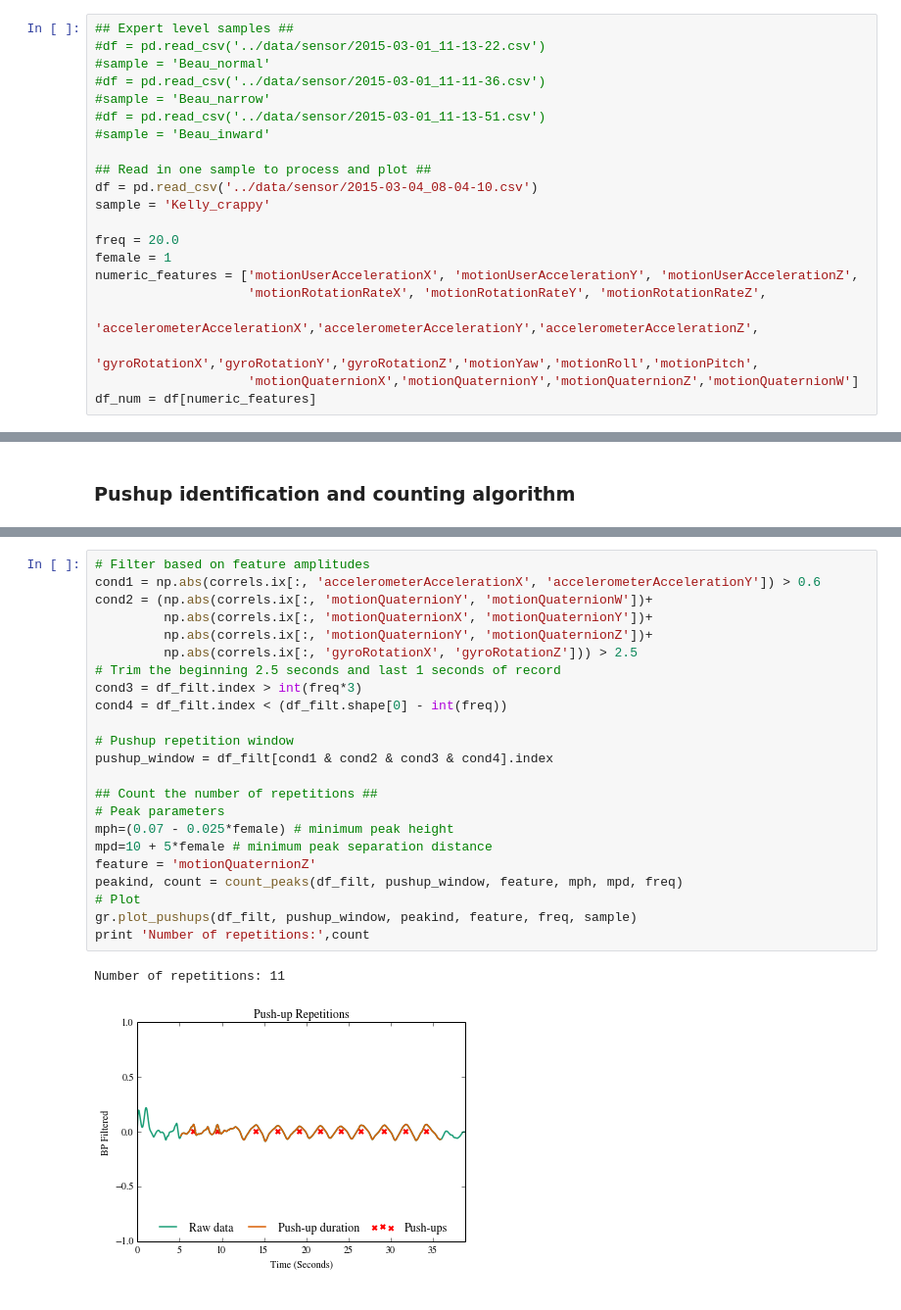
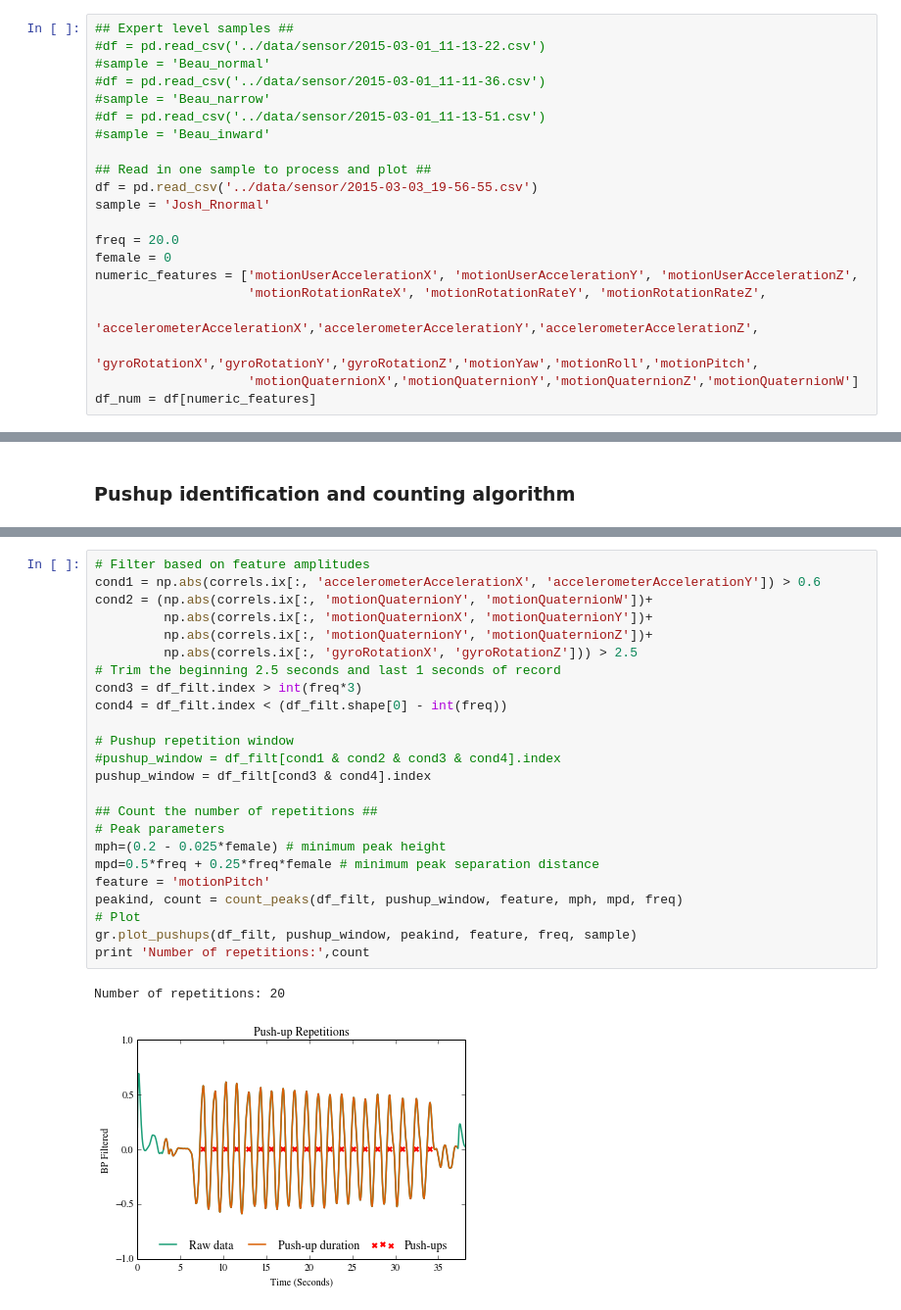
Before and after one commit to kellygwiseman/workout_buddy, a Jupyter notebook: notebooks/push_up.ipynb, the cells around one changed output, grey strips where cells are left out. Shown at 98% size. Cells and saved outputs as stored; diff of their text form.

```diff
--- a/notebooks/push_up.ipynb
+++ b/notebooks/push_up.ipynb
@@ -175,11 +175,11 @@ data_processed.head(45)
 #sample = 'Beau_inward'
 
 ## Read in one sample to process and plot ##
-df = pd.read_csv('../data/sensor/2015-03-04_08-04-10.csv')
-sample = 'Kelly_crappy'
+df = pd.read_csv('../data/sensor/2015-03-03_19-56-55.csv')
+sample = 'Josh_Rnormal'
 
 freq = 20.0
-female = 1
+female = 0
 numeric_features = ['motionUserAccelerationX', 'motionUserAccelerationY', 'motionUserAccelerationZ',
                     'motionRotationRateX', 'motionRotationRateY', 'motionRotationRateZ',
                     'accelerometerAccelerationX','accelerometerAccelerationY','accelerometerAccelerationZ',
@@ -228,26 +228,27 @@ gr.plot_corr(df_filt, correls, freq, sample)
 # %%
 # Filter based on feature amplitudes
 cond1 = np.abs(correls.ix[:, 'accelerometerAccelerationX', 'accelerometerAccelerationY']) > 0.6
 cond2 = (np.abs(correls.ix[:, 'motionQuaternionY', 'motionQuaternionW'])+
          np.abs(correls.ix[:, 'motionQuaternionX', 'motionQuaternionY'])+
          np.abs(correls.ix[:, 'motionQuaternionY', 'motionQuaternionZ'])+
          np.abs(correls.ix[:, 'gyroRotationX', 'gyroRotationZ'])) > 2.5
 # Trim the beginning 2.5 seconds and last 1 seconds of record
 cond3 = df_filt.index > int(freq*3)
 cond4 = df_filt.index < (df_filt.shape[0] - int(freq))
 
 # Pushup repetition window
-pushup_window = df_filt[cond1 & cond2 & cond3 & cond4].index
+#pushup_window = df_filt[cond1 & cond2 & cond3 & cond4].index
+pushup_window = df_filt[cond3 & cond4].index
 
 ## Count the number of repetitions ##
 # Peak parameters
-mph=(0.07 - 0.025*female) # minimum peak height
-mpd=10 + 5*female # minimum peak separation distance
-feature = 'motionQuaternionZ'
+mph=(0.2 - 0.025*female) # minimum peak height
+mpd=0.5*freq + 0.25*freq*female # minimum peak separation distance
+feature = 'motionPitch'
 peakind, count = count_peaks(df_filt, pushup_window, feature, mph, mpd, freq)
 # Plot
 gr.plot_pushups(df_filt, pushup_window, peakind, feature, freq, sample)
 print 'Number of repetitions:',count
 # %% [output]
-Number of repetitions: 11
+Number of repetitions: 20
-[figure, old version]
+[figure, new version]
```
Also changed, not shown: parts of 3 cells of this notebook, 9 other files.
